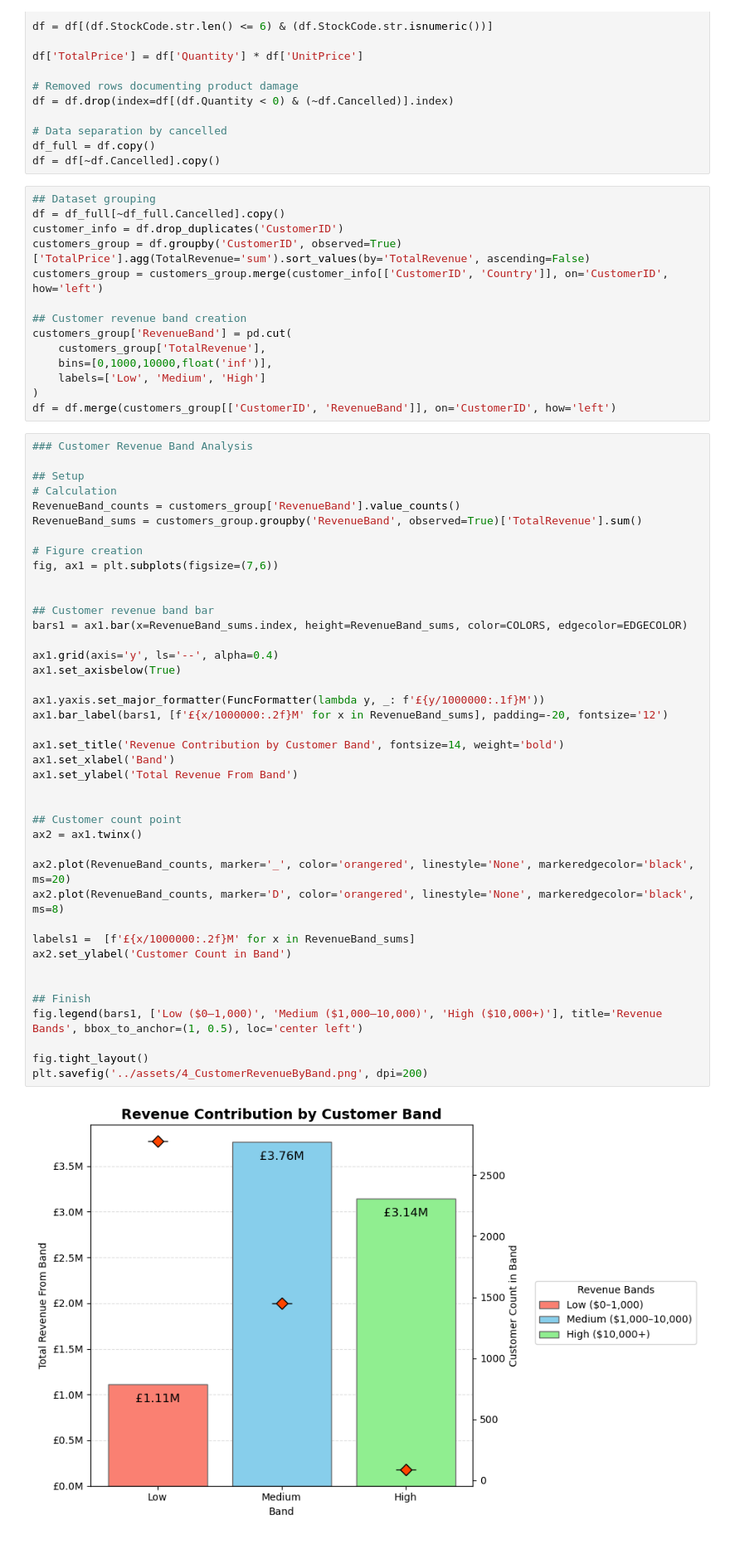
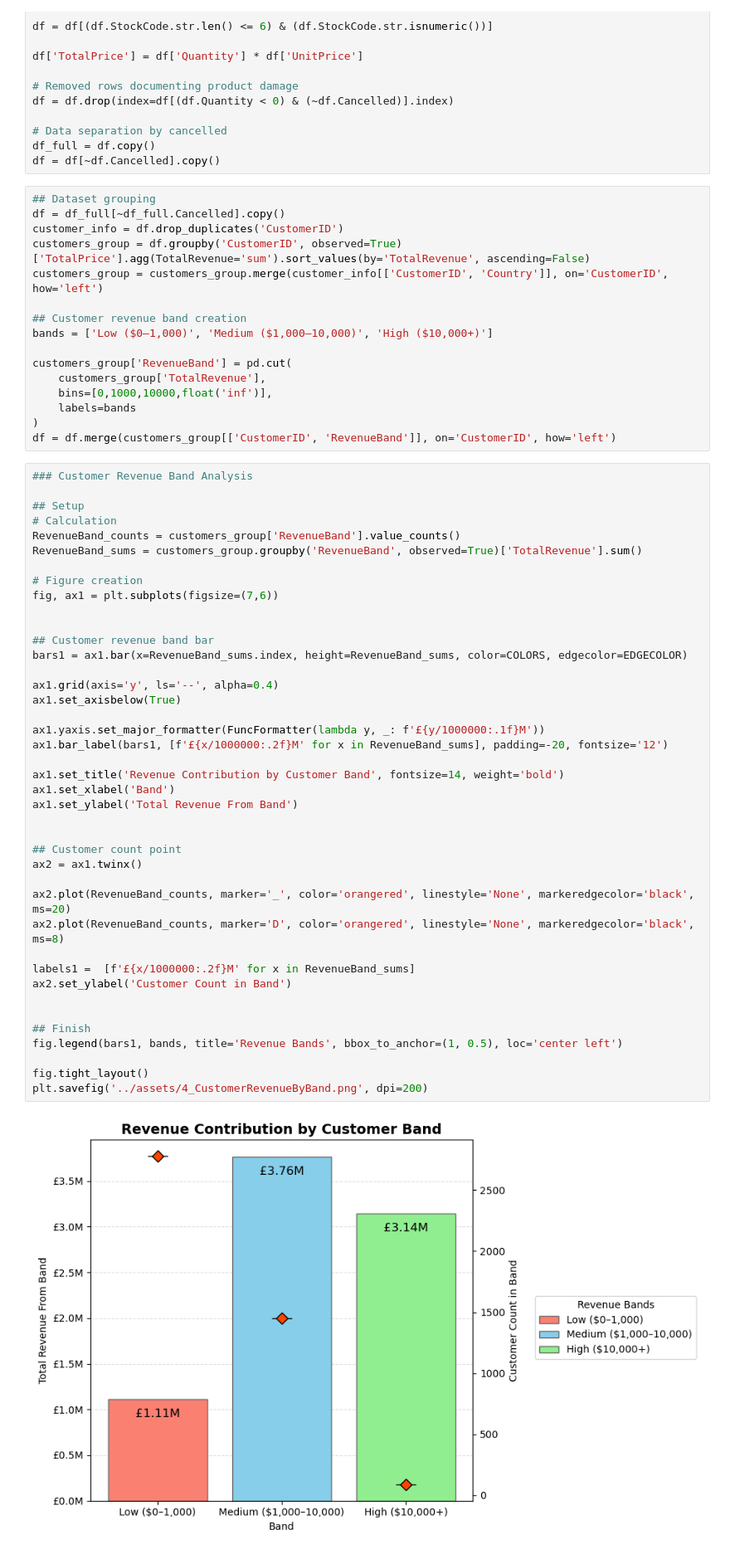
Before and after one commit to EdwardHowell627/Python_Online_Sales_Analysis, a Jupyter notebook: analysis/2_customers.ipynb, the cells around one changed output. Shown at 83% size. Cells and saved outputs as stored; diff of their text form.

```diff
--- a/analysis/2_customers.ipynb
+++ b/analysis/2_customers.ipynb
@@ -45,10 +45,12 @@ customers_group = df.groupby('CustomerID', observed=True)['TotalPrice'].agg(Tota
 customers_group = customers_group.merge(customer_info[['CustomerID', 'Country']], on='CustomerID', how='left')
 
 ## Customer revenue band creation
+bands = ['Low ($0–1,000)', 'Medium ($1,000–10,000)', 'High ($10,000+)']
+
 customers_group['RevenueBand'] = pd.cut(
     customers_group['TotalRevenue'],
     bins=[0,1000,10000,float('inf')],
-    labels=['Low', 'Medium', 'High']
+    labels=bands
 )
 df = df.merge(customers_group[['CustomerID', 'RevenueBand']], on='CustomerID', how='left')
 # %%
@@ -65,35 +67,35 @@ fig, ax1 = plt.subplots(figsize=(7,6))
 
 ## Customer revenue band bar
 bars1 = ax1.bar(x=RevenueBand_sums.index, height=RevenueBand_sums, color=COLORS, edgecolor=EDGECOLOR)
 
 ax1.grid(axis='y', ls='--', alpha=0.4)
 ax1.set_axisbelow(True)
 
 ax1.yaxis.set_major_formatter(FuncFormatter(lambda y, _: f'£{y/1000000:.1f}M'))
 ax1.bar_label(bars1, [f'£{x/1000000:.2f}M' for x in RevenueBand_sums], padding=-20, fontsize='12')
 
 ax1.set_title('Revenue Contribution by Customer Band', fontsize=14, weight='bold')
 ax1.set_xlabel('Band')
 ax1.set_ylabel('Total Revenue From Band')
 
 
 ## Customer count point
 ax2 = ax1.twinx()
 
 ax2.plot(RevenueBand_counts, marker='_', color='orangered', linestyle='None', markeredgecolor='black', ms=20)
 ax2.plot(RevenueBand_counts, marker='D', color='orangered', linestyle='None', markeredgecolor='black', ms=8)
 
 labels1 =  [f'£{x/1000000:.2f}M' for x in RevenueBand_sums]
 ax2.set_ylabel('Customer Count in Band')
 
 
 ## Finish
-fig.legend(bars1, ['Low ($0–1,000)', 'Medium ($1,000–10,000)', 'High ($10,000+)'], title='Revenue Bands', bbox_to_anchor=(1, 0.5), loc='center left')
+fig.legend(bars1, bands, title='Revenue Bands', bbox_to_anchor=(1, 0.5), loc='center left')
 
 fig.tight_layout()
 plt.savefig('../assets/4_CustomerRevenueByBand.png', dpi=200)
 # %% [output]
-[figure, old version]
+[figure, new version]
 # %%
 ### Monthly Revenue Analysis
 
```
Also changed, not shown: parts of 1 cell of this notebook, 5 other files.
